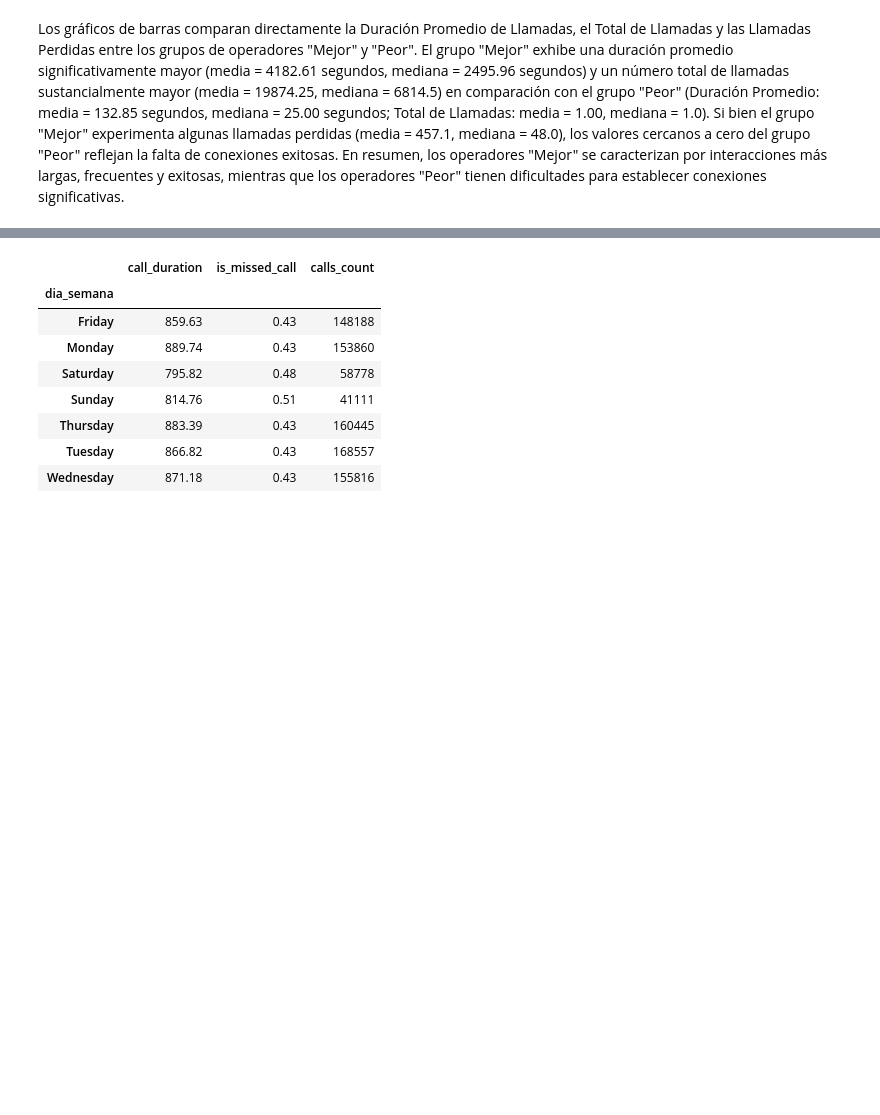
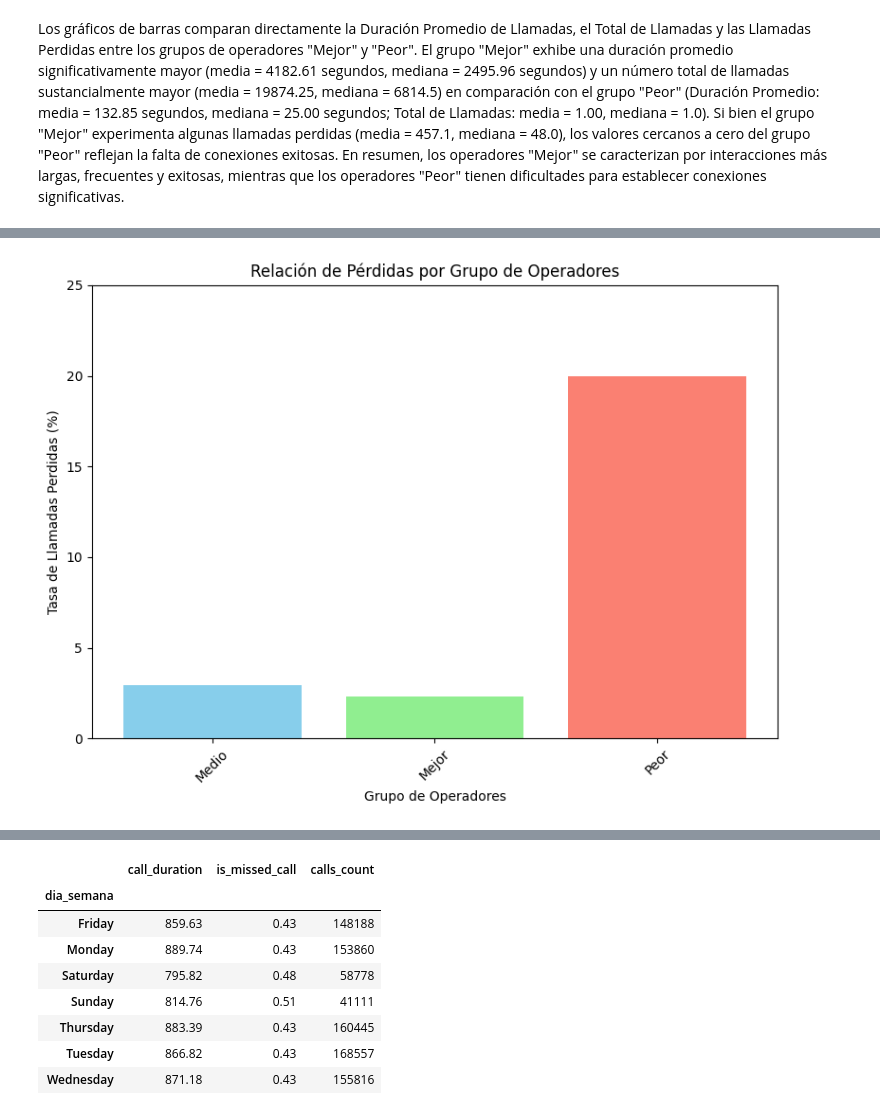
Before and after one commit to fttm-mdz/proyecto_final, a Jupyter notebook: notebooks/EDA_inicial.ipynb, the cells around one changed output, grey strips where cells are left out. Cells and saved outputs as stored; diff of their text form; code cells hidden in the pictures; blank space fills up the shorter version.

```diff
--- a/notebooks/EDA_inicial.ipynb
+++ b/notebooks/EDA_inicial.ipynb
@@ -618,0 +646,11 @@ Los gráficos de barras comparan directamente la Duración Promedio de Llamadas,
+# %%
+#relación de pérdidas por grupo
+razones_perdidas = resumen_operadores.groupby("grupo").agg({
+    "llamadas_perdidas": "sum",
+    "total_llamadas": "sum"
+})
+razones_perdidas["tasa_perdidas"] = (
+    razones_perdidas["llamadas_perdidas"] / razones_perdidas["total_llamadas"] * 100
+).round(2)
+
+razones_perdidas
@@ -618,0 +663,12 @@ Los gráficos de barras comparan directamente la Duración Promedio de Llamadas,
+# %%
+plt.figure(figsize=(8, 6))
+plt.bar(razones_perdidas.index, razones_perdidas["tasa_perdidas"], color=['skyblue', 'lightgreen', 'salmon'])
+plt.xlabel("Grupo de Operadores")
+plt.ylabel("Tasa de Llamadas Perdidas (%)")
+plt.title("Relación de Pérdidas por Grupo de Operadores")
+plt.ylim(0, razones_perdidas["tasa_perdidas"].max() + 5)
+plt.xticks(rotation=45)
+plt.tight_layout()
+plt.show()
+# %% [output]
+[figure, added]
```
Also changed, not shown: parts of 5 cells of this notebook.
